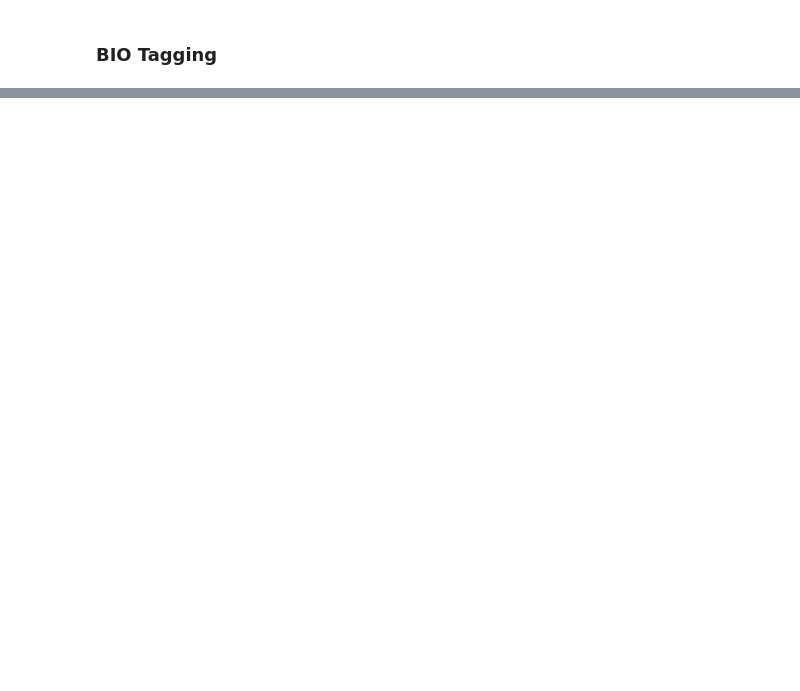
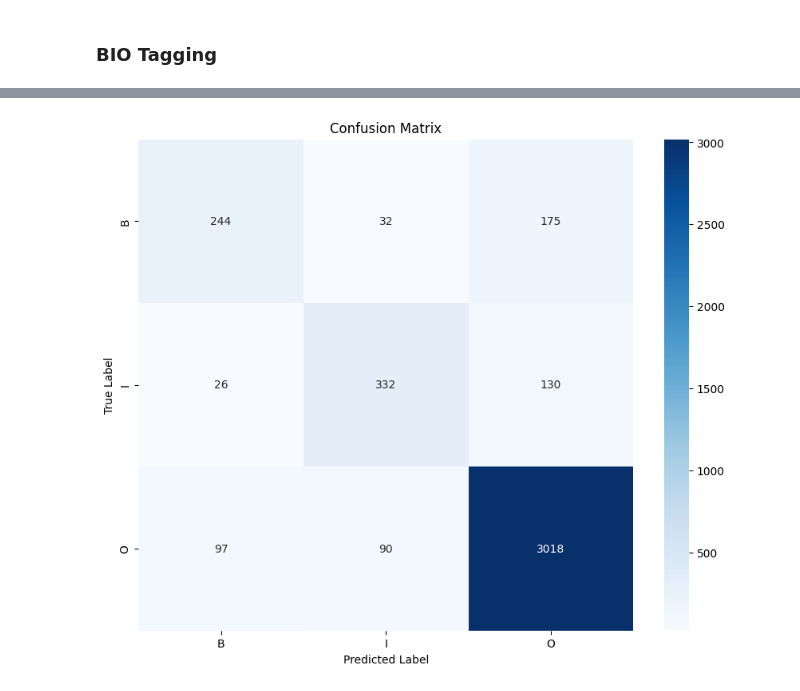
Before and after one commit to SoLitaP/NLP-NER, a Jupyter notebook: data_annotation.ipynb, the cells around one changed output, grey strips where cells are left out. Cells and saved outputs as stored; diff of their text form; code cells hidden in the pictures; blank space fills up the shorter version.

Commit message:
crf model

```diff
--- a/data_annotation.ipynb
+++ b/data_annotation.ipynb
@@ -336,0 +276,4 @@ trainer.train()
+# %%
+# Example: Assuming train_dataset is the Hugging Face dataset
+train_features, train_labels = prepare_data_for_crf(train_hugging_face_dat)
+test_features, test_labels = prepare_data_for_crf(test_hugging_face_dat)
@@ -336,0 +311,10 @@ trainer.train()
+# %%
+# Hyperparameter tuning example (you can use grid search for this)
+crf = sklearn_crfsuite.CRF(
+    algorithm='lbfgs',
+    c1=0.1,
+    c2=0.1,
+    max_iterations=100,
+    all_possible_transitions=True
+)
+crf.fit(train_features, train_labels)
@@ -336,0 +336,6 @@ trainer.train()
+# %%
+# Make predictions on the test set
+predicted_labels = crf.predict(test_features)
+
+# Evaluate the model's performance
+print(metrics.flat_classification_report(test_labels, predicted_labels))
@@ -336,0 +352,30 @@ trainer.train()
+# %%
+# plot confusion matrix
+import numpy as np
+import matplotlib.pyplot as plt
+import seaborn as sns
+from sklearn.metrics import confusion_matrix
+
+def plot_confusion_matrix(y_true, y_pred, classes):
+
+    # Compute confusion matrix
+    cm = confusion_matrix(y_true, y_pred)
+
+    # Create a DataFrame from the confusion matrix
+    cm_df = pd.DataFrame(cm, index=classes, columns=classes)
+
+    # Plot the heatmap
+    plt.figure(figsize=(10, 8))
+    sns.heatmap(cm_df, annot=True, cmap='Blues', fmt='d')
+    plt.title('Confusion Matrix')
+    plt.ylabel('True Label')
+    plt.xlabel('Predicted Label')
+    plt.show()
+
+# Get the unique tags
+unique_tags = list(set(tag for tags in test_labels for tag in tags))
+
+# Plot the confusion matrix
+plot_confusion_matrix([tag for tags in test_labels for tag in tags], [tag for tags in predicted_labels for tag in tags], unique_tags)
+# %% [output]
+[figure, added]
```
Also changed, not shown: parts of 27 cells of this notebook, 2 other files.
